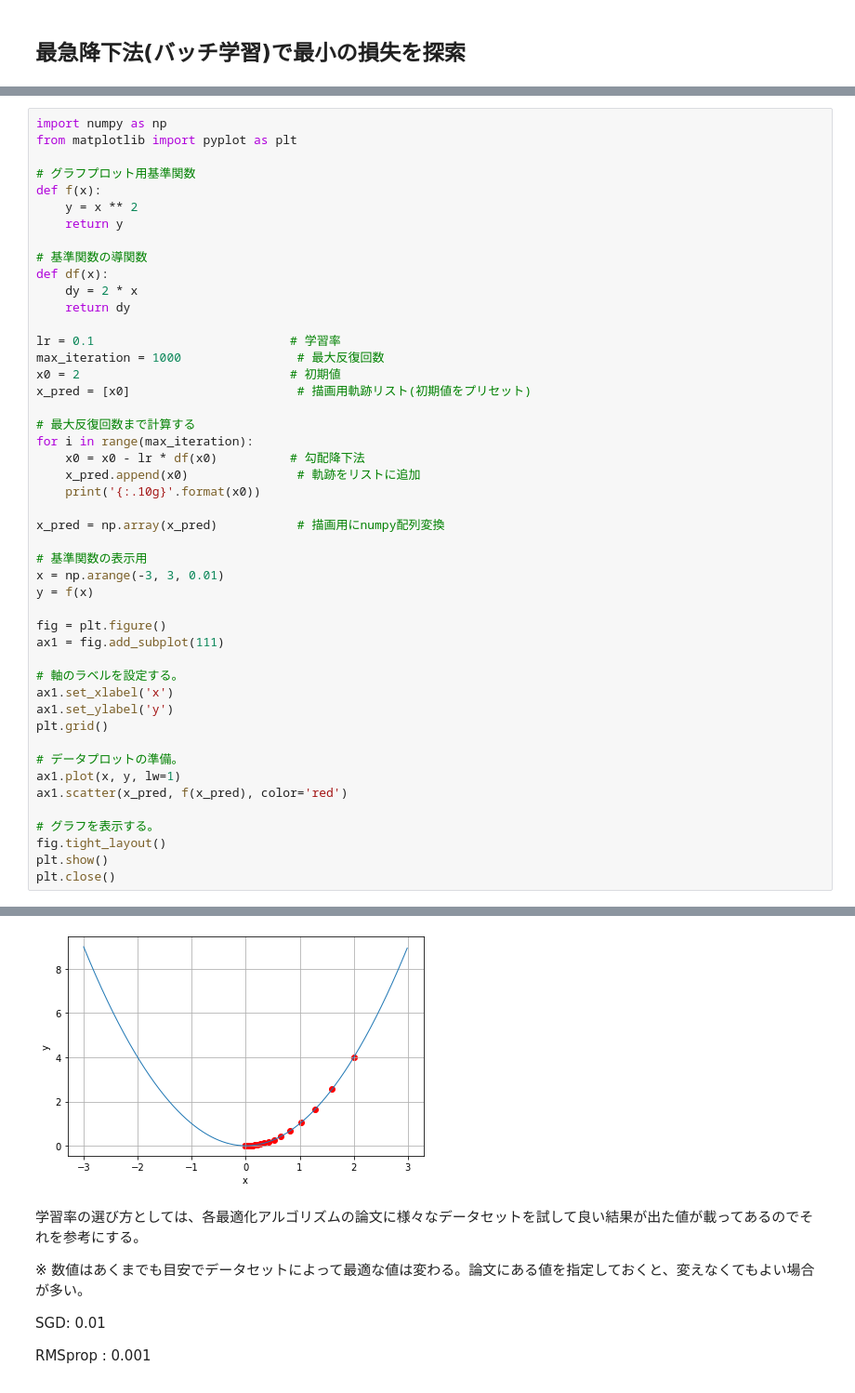
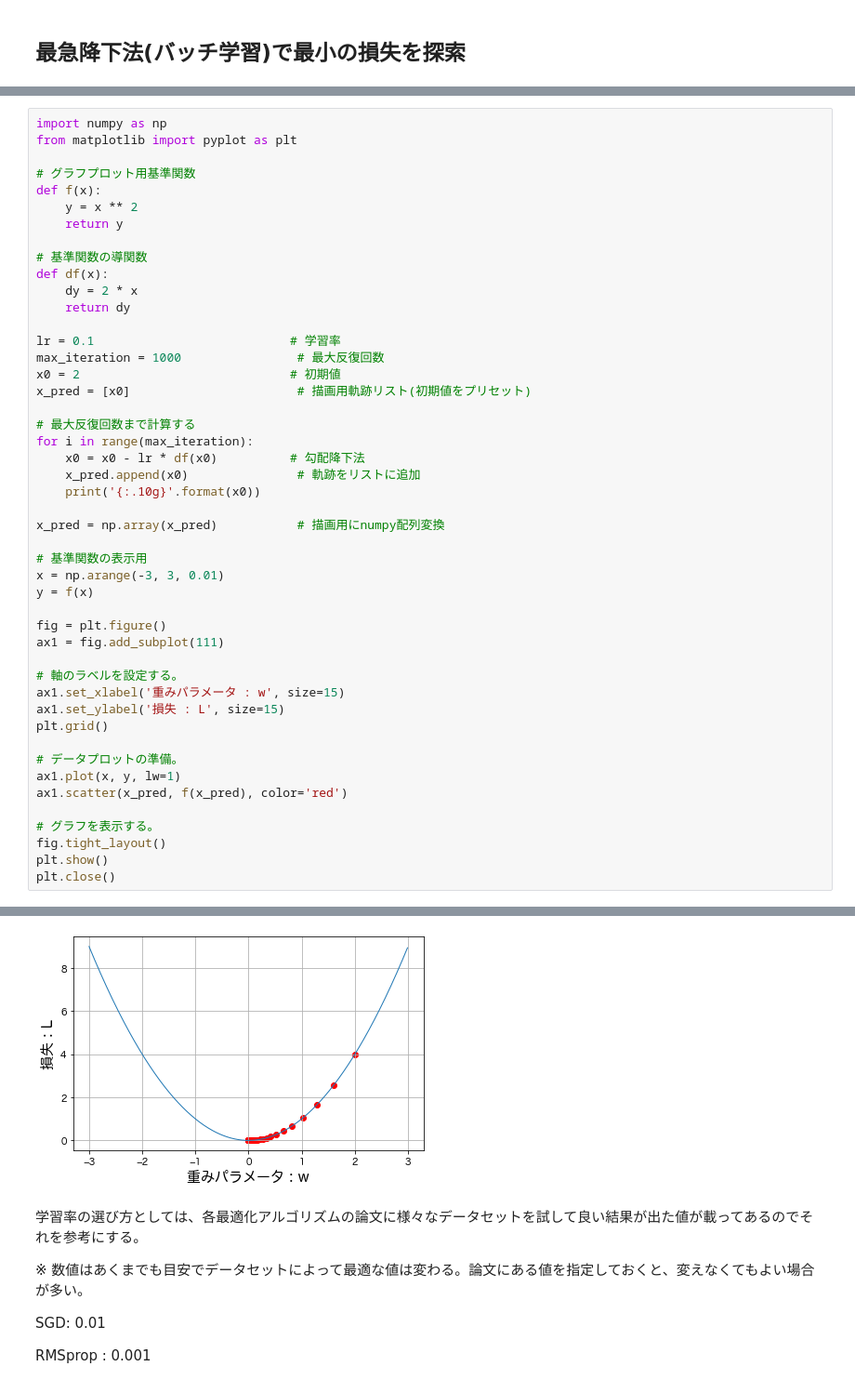
Before and after one commit to Tonoyama/Keras-Study, a Jupyter notebook: NN-tutorial/optimization.ipynb, the cells around one changed output, grey strips where cells are left out. Shown at 93% size. Cells and saved outputs as stored; diff of their text form.

```diff
--- a/NN-tutorial/optimization.ipynb
+++ b/NN-tutorial/optimization.ipynb
@@ -258,37 +265,37 @@ fig = plt.figure()
 ax1 = fig.add_subplot(111)
 
 # 軸のラベルを設定する。
-ax1.set_xlabel('x')
-ax1.set_ylabel('y')
+ax1.set_xlabel('重みパラメータ : w', size=15)
+ax1.set_ylabel('損失 : L', size=15)
 plt.grid()
 
 # データプロットの準備。
 ax1.plot(x, y, lw=1)
 ax1.scatter(x_pred, f(x_pred), color='red')
 
 # グラフを表示する。
 fig.tight_layout()
 plt.show()
 plt.close()
 # %% [output]
 1.6
 1.28
 1.024
 0.8192
 0.65536
 0.524288
 0.4194304
 0.33554432
 0.268435456
 0.2147483648
 0.1717986918
 0.1374389535
 ... (984 lines left out)
 4.805593446e-97
 3.844474757e-97
 3.075579805e-97
 2.460463844e-97
-[figure, old version]
+[figure, new version]
 # %% [markdown]
 学習率の選び方としては、各最適化アルゴリズムの論文に様々なデータセットを試して良い結果が出た値が載ってあるのでそれを参考にする。
 
```
Also changed, not shown: parts of 7 cells of this notebook.
